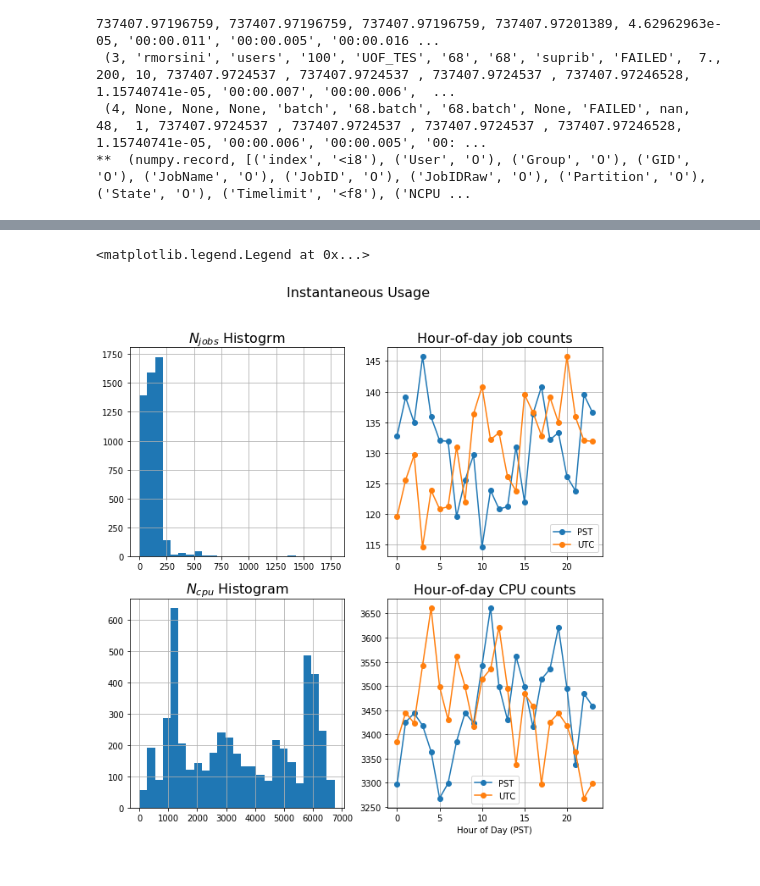
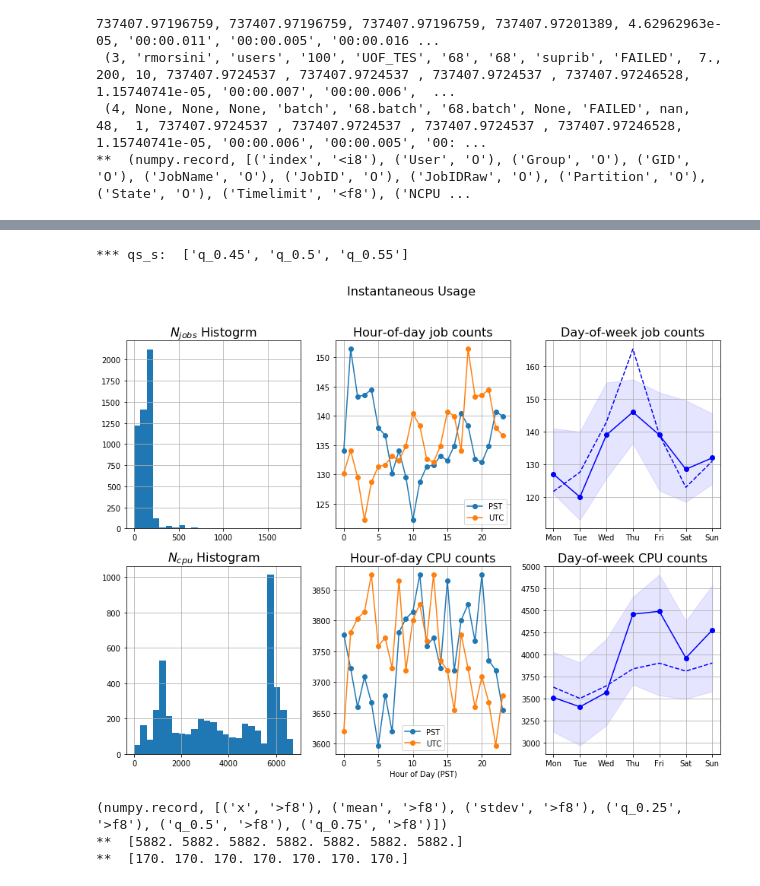
Before and after one commit to jeffersonscientific/HPC_analytics, a Jupyter notebook: mazama_analytics_workbook.ipynb, the cells around one changed output, grey strips where cells are left out. Cells and saved outputs as stored; diff of their text form; code cells hidden in the pictures.

Commit message:
few mods to mazama analytics notebook; adding, then moving, time_bin_aggregates() from notebook to hpc_lib.py

```diff
--- a/mazama_analytics_workbook.ipynb
+++ b/mazama_analytics_workbook.ipynb
@@ -127,38 +134,76 @@ def time_bin_aggregates(XY, bin_mod=24, qs=[.25, .5, .74]):
                                          [('q_{}'.format(q), '>f8') for q in qs])
 #
 # %%
-fg = plt.figure(figsize=(10,10))
-ax1 = fg.add_subplot('221')
-ax2 = fg.add_subplot('222')
-ax3 = fg.add_subplot('223')
-ax4 = fg.add_subplot('224')
-axs = [ax1, ax2, ax3, ax4]
+fg = plt.figure(figsize=(14,10))
+#
+ax1 = fg.add_subplot('231')
+ax2 = fg.add_subplot('232')
+ax3 = fg.add_subplot('233')
+ax4 = fg.add_subplot('234')
+ax5 = fg.add_subplot('235')
+ax6 = fg.add_subplot('236')
+axs = [ax1, ax2, ax3, ax4, ax5, ax6]
 [ax.grid() for ax in axs]
 #
-cpu_hourly = time_bin_aggregates(XY=numpy.array([cpu_usage['time'], cpu_usage['N_cpu']]).T)
-jobs_hourly = time_bin_aggregates(XY=numpy.array([cpu_usage['time'], cpu_usage['N_jobs']]).T)
+qs = [.45, .5, .55]
+qs_s = ['q_{}'.format(q) for q in qs]
+print('*** qs_s: ', qs_s)
 
+cpu_hourly = hpc_lib.time_bin_aggregates(XY=numpy.array([cpu_usage['time'],
+                                                 cpu_usage['N_cpu']]).T, qs=qs)
+jobs_hourly = hpc_lib.time_bin_aggregates(XY=numpy.array([cpu_usage['time'],
+                                                  cpu_usage['N_jobs']]).T, qs=qs)
+#
+cpu_weekly = hpc_lib.time_bin_aggregates(XY=numpy.array([cpu_usage['time']/7.,
+                                                 cpu_usage['N_cpu']]).T, bin_mod=7., qs=qs)
+jobs_weekly = hpc_lib.time_bin_aggregates(XY=numpy.array([cpu_usage['time']/7.,
+                                                  cpu_usage['N_jobs']]).T, bin_mod=7., qs=qs)
+#
 ix_pst = numpy.argsort( (jobs_hourly['x']-7)%24)
 #
 hh1 = ax1.hist(sorted(cpu_usage['N_jobs'])[0:int(1.0*len(cpu_usage))], bins=25, cumulative=False)
 ax2.plot(jobs_hourly['x'], jobs_hourly['mean'], ls='-', marker='o', label='PST')
 ax2.plot((jobs_hourly['x']), jobs_hourly['mean'][ix_pst], ls='-', marker='o', label='UTC')
-
-hh3 = ax3.hist(cpu_usage['N_cpu'], bins=25)
-ax4.plot(cpu_hourly['x'], cpu_hourly['mean'], ls='-', marker='o', label='PST')
-ax4.plot( (cpu_hourly['x']), cpu_hourly['mean'][ix_pst], ls='-', marker='o', label='UTC')
+ax3.plot(jobs_weekly['x'], jobs_weekly['q_0.5'], ls='-', marker='o', color='b')
+ax3.plot(jobs_weekly['x'], jobs_weekly['mean'], ls='--', marker='', color='b')
+ax3.fill_between(jobs_weekly['x'], jobs_weekly[qs_s[0]], jobs_weekly[qs_s[-1]],
+                 alpha=.1, zorder=1, color='b')
+#
+#
+hh4 = ax4.hist(cpu_usage['N_cpu'], bins=25)
+ax5.plot(cpu_hourly['x'], cpu_hourly['mean'], ls='-', marker='o', label='PST')
+ax5.plot( (cpu_hourly['x']), cpu_hourly['mean'][ix_pst], ls='-', marker='o', label='UTC')
+ax6.plot(cpu_weekly['x'], cpu_weekly['q_0.5'], ls='-', marker='o', color='b')
+ax6.plot(cpu_weekly['x'], cpu_weekly['mean'], ls='--', marker='', color='b')
+#
+# TODO: can we simplyfy this qs syntax?
+ax6.fill_between(cpu_weekly['x'], cpu_weekly[qs_s[0]], cpu_weekly[qs_s[-1]], alpha=.1, zorder=1, color='b')
 #
 #ax1.set_ylim(-5., 200)
 ax1.set_title('$N_{jobs}$ Histogrm', size=16)
 ax2.set_title('Hour-of-day job counts', size=16)
-ax3.set_title('$N_{cpu}$ Histogram', size=16)
-ax4.set_title('Hour-of-day CPU counts', size=16)
+ax3.set_title('Day-of-week job counts', size=16)
 #
-ax4.set_xlabel('Hour of Day (PST)')
-plt.suptitle('Instantaneous Usage', size=16)
-
+ax4.set_title('$N_{cpu}$ Histogram', size=16)
+ax5.set_title('Hour-of-day CPU counts', size=16)
+ax6.set_title('Day-of-week CPU counts', size=16)
+#
+ax5.set_xlabel('Hour of Day (PST)')
+plt.suptitle('Instantaneous Usage ', size=16)
+#
 ax2.legend(loc=0)
-ax4.legend(loc=0)
+ax5.legend(loc=0)
+#
+for ax in (ax3, ax6):
+    ax.set_xticklabels(['', 'Mon', 'Tue', 'Wed', 'Thu', 'Fri', 'Sat', 'Sun'])
 # %% [output]
-<matplotlib.legend.Legend at 0x...>
+*** qs_s:  ['q_0.45', 'q_0.5', 'q_0.55']
-[figure, old version]
+[figure, new version]
+# %%
+print(cpu_weekly.dtype)
+print('** ', cpu_weekly['q_0.75'])
+print('** ', jobs_weekly['q_0.75'])
+# %% [output]
+(numpy.record, [('x', '>f8'), ('mean', '>f8'), ('stdev', '>f8'), ('q_0.25', '>f8'), ('q_0.5', '>f8'), ('q_0.75', '>f8')])
+**  [5882. 5882. 5882. 5882. 5882. 5882. 5882.]
+**  [170. 170. 170. 170. 170. 170. 170.]
```
Also changed, not shown: parts of 14 cells of this notebook, 1 other file.
